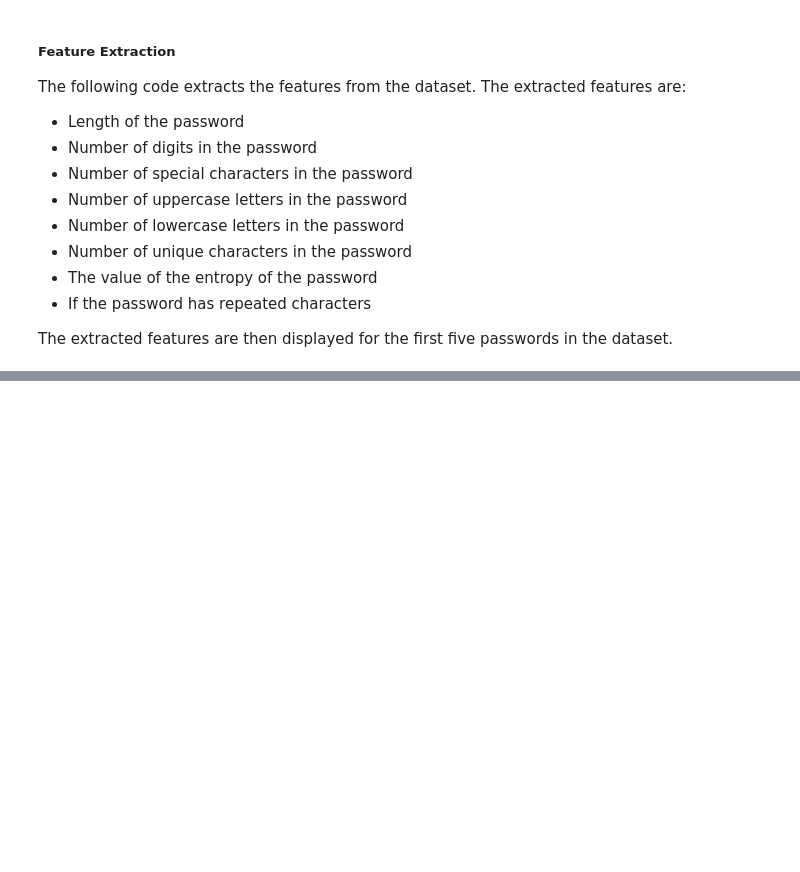
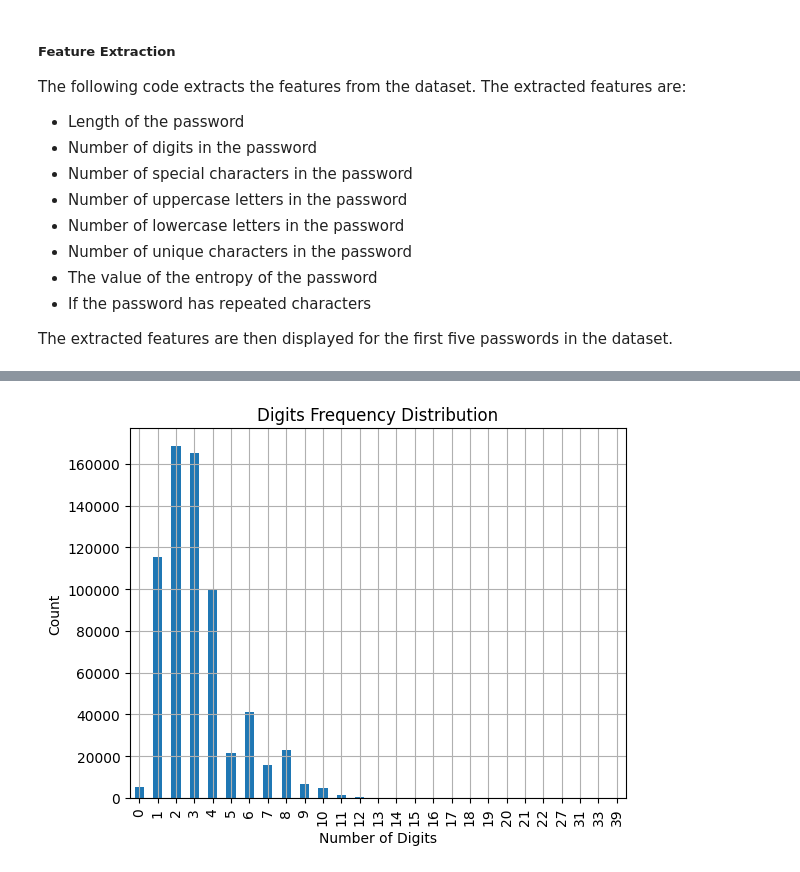
Before and after one commit to LucaMelis0/password-strength-classification, a Jupyter notebook: main.ipynb, the cells around one changed output, grey strips where cells are left out. Cells and saved outputs as stored; diff of their text form; code cells hidden in the pictures; blank space fills up the shorter version.

```diff
--- a/main.ipynb
+++ b/main.ipynb
@@ -75,0 +86,4 @@ Extracted features related to the first 5 passwords:
+# %%
+utils.display_digits_distribution(extracted_features)
+# %% [output]
+[figure, added]
```
Also changed, not shown: parts of 3 cells of this notebook, 2 other files.
